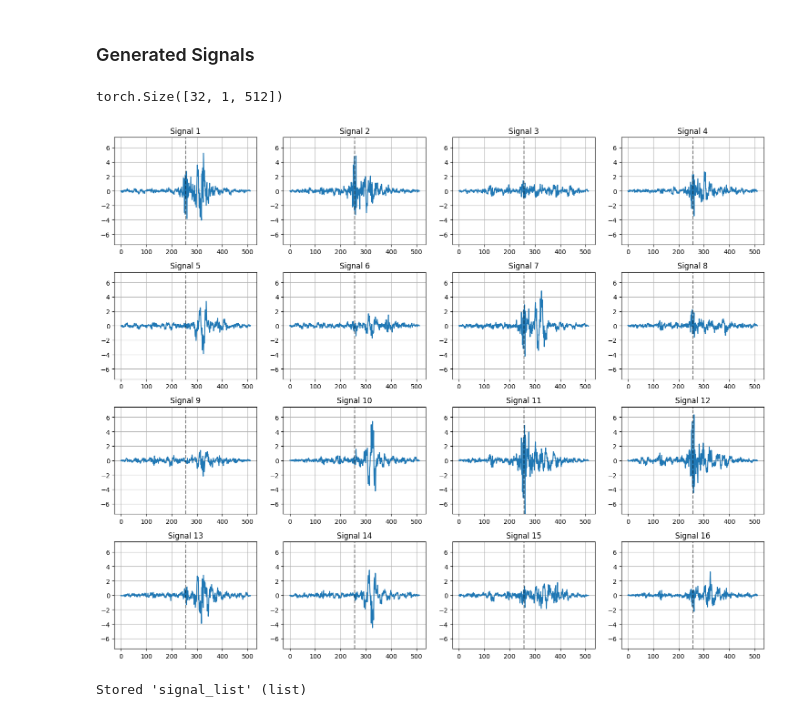
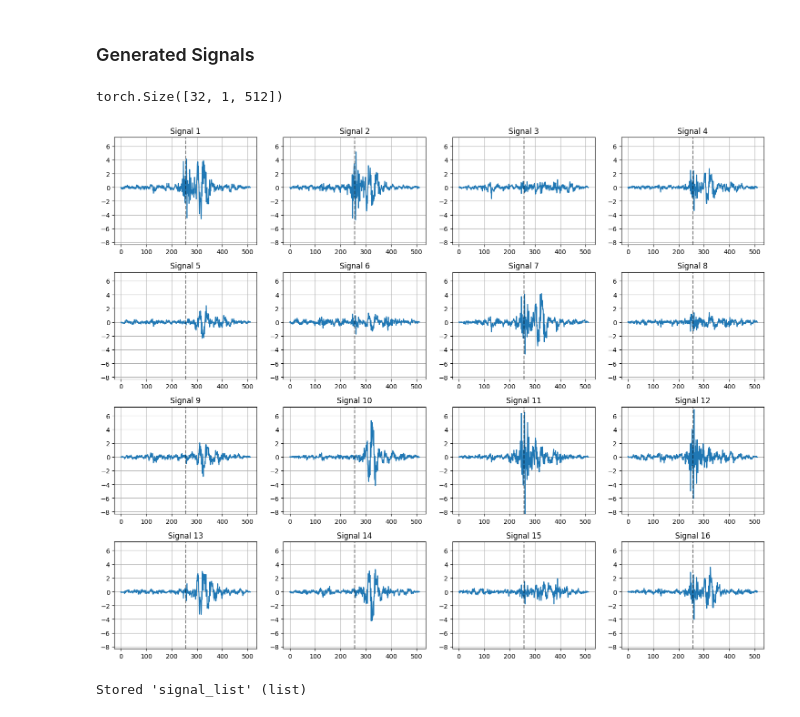
Before and after one commit to the-tarin/gw-generative-models, a Jupyter notebook: gw-gans/gw_dcgans.ipynb, the cells around one changed output. Drawn from its saved outputs; the diff is of its cells as text; code cells hidden in the pictures.

Commit message:
plot and save generated data

```diff
--- a/gw-gans/gw_dcgans.ipynb
+++ b/gw-gans/gw_dcgans.ipynb
@@ -533,7 +533,7 @@ plt.show()
 # %% [markdown]
 ### Generated Signals
 # %%
-batch = signal_list[25]
+batch = signal_list[31]
 
 # # plotting a single batch
 # def plot_waveforms(batch):
@@ -551,34 +551,35 @@ batch = signal_list[25]
 
 # plot_waveforms(batch)
 
 # Expecting: (32, 1, 512)
 print(batch.shape)
 
 common_ylim = (batch[:,:,:].min(), batch[:,:,:].max())
 
 fig, axes = plt.subplots(4, 4, figsize=(15, 12))
 
 axes = axes.flatten()
 
 # plot each signal on a separate subplot
 for i, ax in enumerate(axes):
     x = np.arange(batch.size(dim=2))
     y = batch[i, :, :].flatten()
     ax.plot(x, y)
 
     ax.axvline(x=256, color='black', linestyle='--', alpha=0.5)
     ax.set_title(f'Signal {i+1}')
     ax.grid(True)
     ax.set_ylim(common_ylim)
 
 for i in range(512, 8*4):
     fig.delaxes(axes[i])
 
 plt.tight_layout()
+plt.savefig('../data/gw-dcgans-plots/generated_data.png')
 plt.show()
 # %% [output]
 torch.Size([32, 1, 512])
-[figure, old version]
+[figure, new version]
 # %%
 # # Path to the folder containing PNG images
 # image_folder = '../data/gw-dcgans-images'
```
Also changed, not shown: 1 other file.
